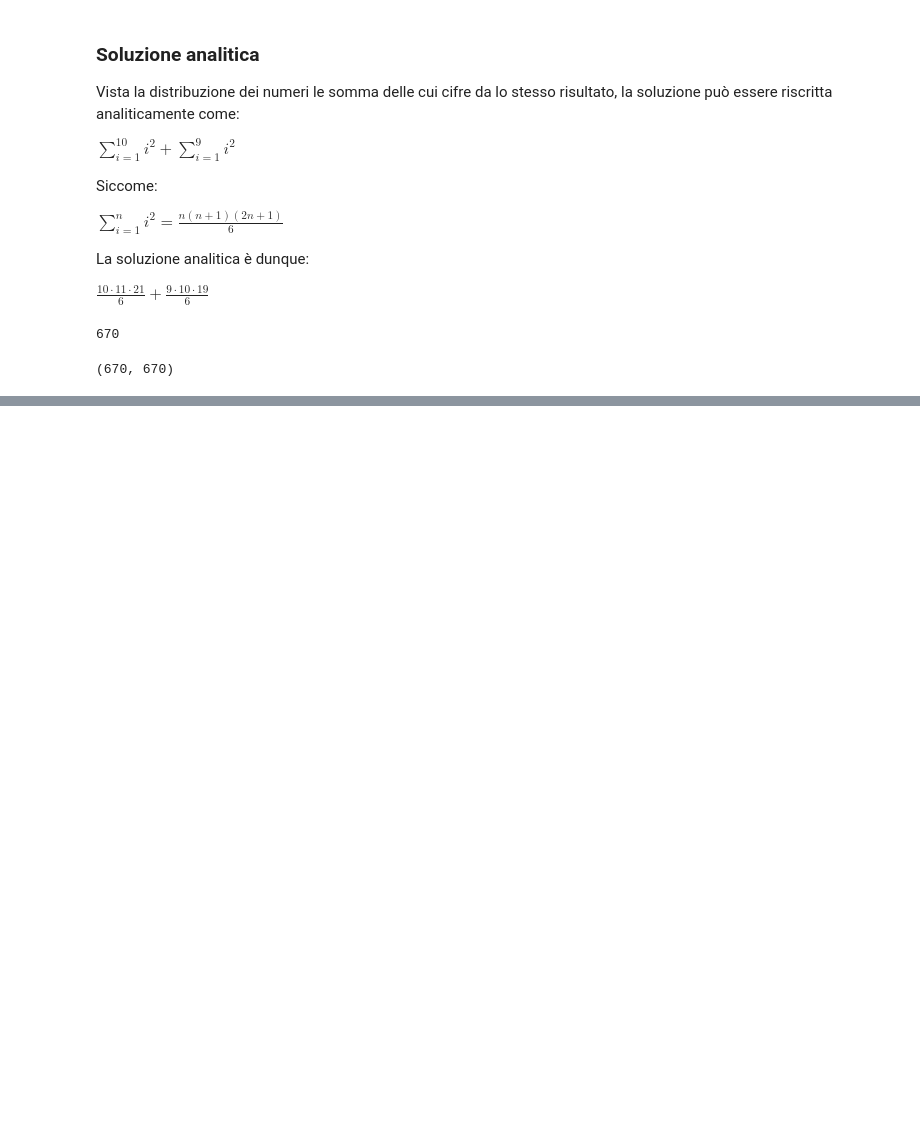
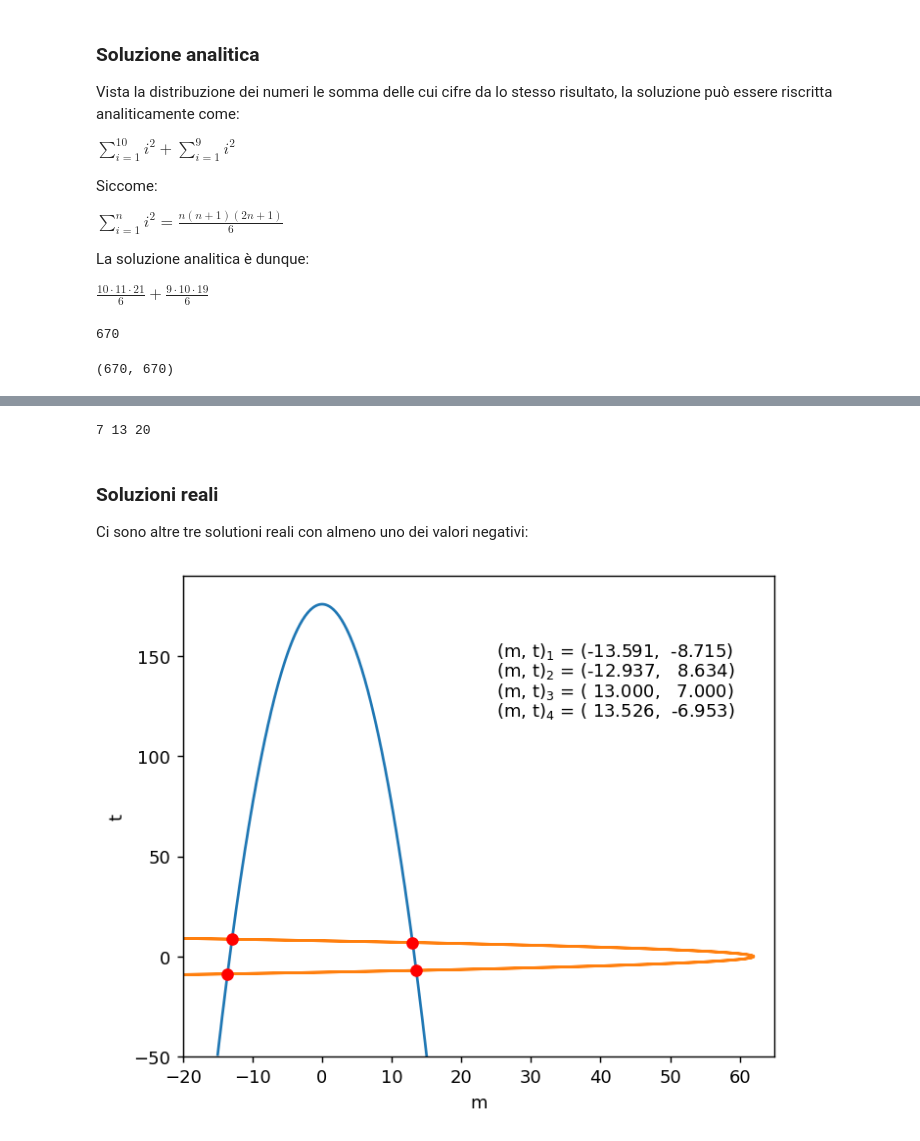
Before and after one commit to marcodelmastro/MathGames, a Jupyter notebook: calenPIario.ipynb, the cells around one changed output, grey strips where cells are left out. Drawn from its saved outputs; the diff is of its cells as text; code cells hidden in the pictures; blank space fills up the shorter version.

```diff
--- a/calenPIario.ipynb
+++ b/calenPIario.ipynb
@@ -582,0 +599,50 @@ sumSquare(10)+sumSquare(9), sumSquareLoop(10)+sumSquareLoop(9)
+# %%
+def M(t):
+    return 62 - t*t
+
+def T(m):
+    return 176 - m*m
+# %%
+for t in range(1,100):
+    for m in range(1,100):
+        if M(t)==m and T(m)==t:
+            print(t,m,t+m)
+# %% [output]
+7 13 20
+# %% [markdown]
+### Soluzioni reali
+
+Ci sono altre tre solutioni reali con almeno uno dei valori negativi:
+# %%
+import matplotlib.pyplot as plt
+import numpy as np
+
+m = np.arange(-15.,16.,0.001)
+
+plt.figure(figsize=(6,5),dpi=130)
+
+plt.plot(m,T(m),'-')
+plt.plot(M(T(m)),T(m),'-')
+plt.xlim(-20.,65.)
+plt.ylim(-50.,190.)
+
+plt.xlabel('m')
+plt.ylabel('t')
+
+# find intersection indices
+idx = np.argwhere(np.diff( np.sign( M(T(m)) - m ) )).flatten()
+plt.plot(m[idx], T(m)[idx], 'ro')
+
+#print("      m       t")
+#for i in idx:
+#    print("{:7.3f} {:7.3f}".format(round(m[i],3),round(T(m[i]),3)))
+
+j = 0
+for i in idx:
+    s = "(m, t)$_{{{}}}$ = ({:7.3f}, {:7.3f})".format(j+1,round(m[i],3),round(T(m[i]),3))
+    plt.text(25,150-j*10,s)
+    j += 1
+
+plt.show()
+# %% [output]
+[figure, added]
```
Also changed, not shown: parts of 1 cell of this notebook, 1 other file.
